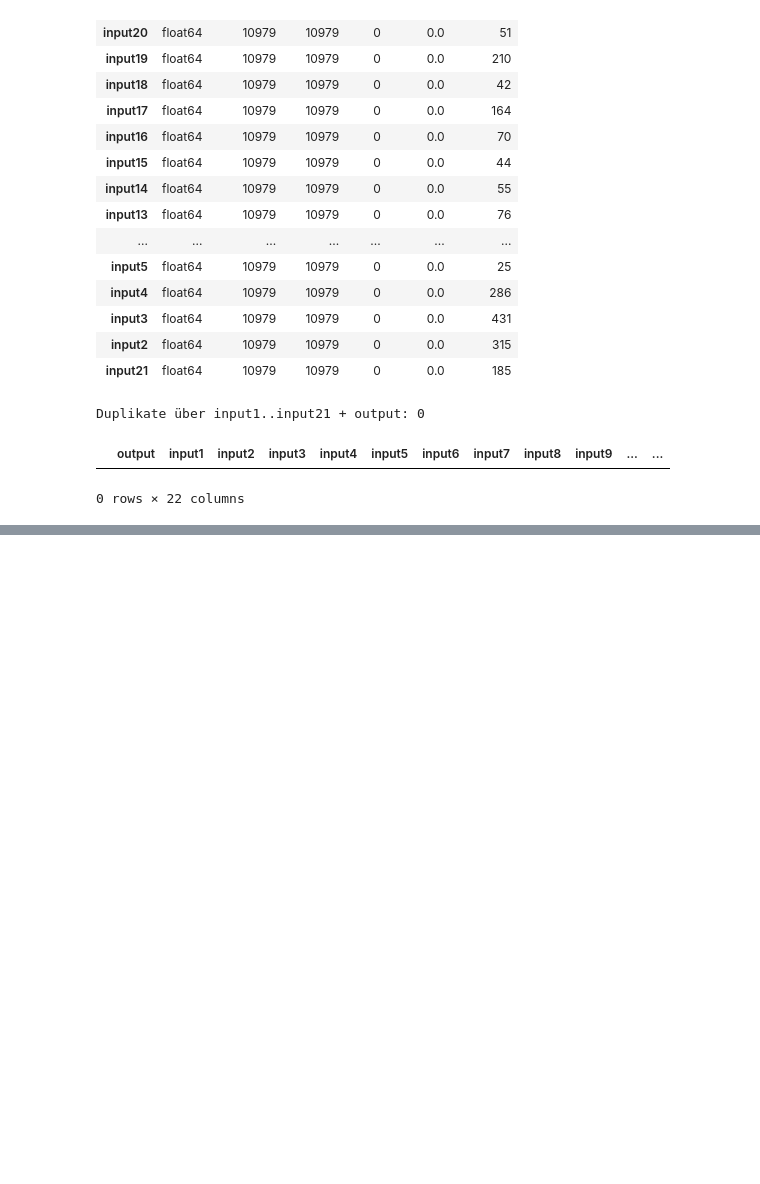
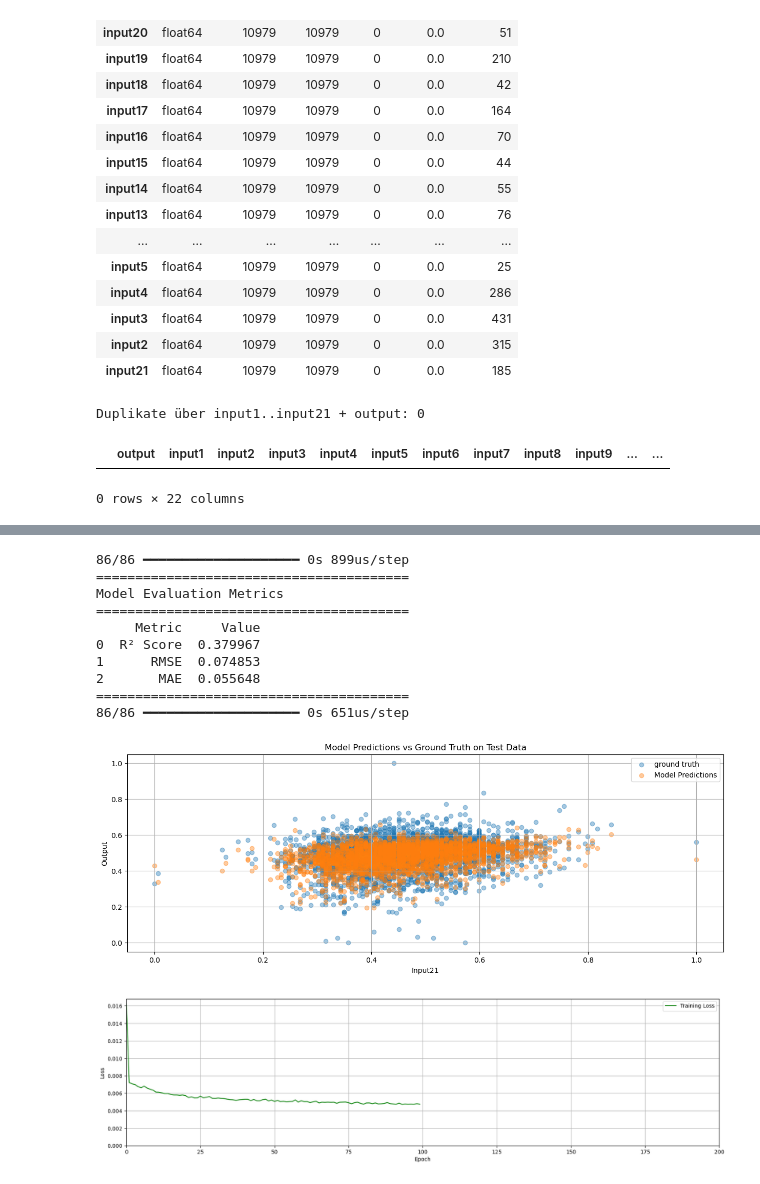
Before and after one commit to marker1401/Steel_Prod_Data, a Jupyter notebook: src/notebooks/notebook.ipynb, the cells around one changed output, grey strips where cells are left out. Cells and saved outputs as stored; diff of their text form; code cells hidden in the pictures; blank space fills up the shorter version.

```diff
--- a/src/notebooks/notebook.ipynb
+++ b/src/notebooks/notebook.ipynb
@@ -159,0 +148,29 @@ from tensorflow.keras import layers, models, callbacks, regularizers
+# %%
+from sklearn.gaussian_process import GaussianProcessRegressor
+from sklearn.gaussian_process.kernels import RBF, ConstantKernel as C
+
+# Define the kernel (covariance function)
+# Here we use a constant kernel multiplied by an RBF kernel
+kernel = C(1.0, (1e-3, 1e3)) * RBF(1.0, (1e-2, 1e2))
+model_gp = GaussianProcessRegressor(kernel=kernel, n_restarts_optimizer=10, alpha=0.1)
+model_gp.fit(X_train, y_train)
+
+from plot_helper import evaluate_model, plot_data
+evaluate_model(model_gp, X_test, y_test)
+plot_data(X_test, y_test, model_gp.predict(X_test), title="Model Predictions vs Ground Truth on Test Data")
+# %%
+from keras.models import Sequential
+from keras.layers import Dense
+
+model_dnnstd = Sequential()
+model_dnnstd.add(Dense(256, activation='relu', input_shape=(X_train.shape[1],) )) #21 Inputs
+model_dnnstd.add(Dense(1,activation='linear'))
+
+model_dnnstd.compile(optimizer='adam', loss='mse', metrics=['mae'])
+
+
+history_dnnstd=model_dnnstd.fit(
+          X_train,
+          y_train,
+          epochs=100,
+          batch_size=32)
@@ -239,0 +296,20 @@ plot_data(X_test, y_test, y_pred, title="Model Predictions vs Ground Truth on Te
+# %%
+#Eval DNN standard
+
+from plot_helper import evaluate_model, plot_data
+evaluate_model(model_dnnstd, X_test, y_test)
+plot_data(X_test, y_test, model_dnnstd.predict(X_test), title="Model Predictions vs Ground Truth on Test Data")
+plot_loss(history_dnnstd)
+# %% [output]
+86/86 ━━━━━━━━━━━━━━━━━━━━ 0s 899us/step
+========================================
+Model Evaluation Metrics
+========================================
+     Metric     Value
+0  R² Score  0.379967
+1      RMSE  0.074853
+2       MAE  0.055648
+========================================
+86/86 ━━━━━━━━━━━━━━━━━━━━ 0s 651us/step
+[figure, added]
+[figure, added]
```
Also changed, not shown: parts of 23 cells of this notebook, 16 other files.
